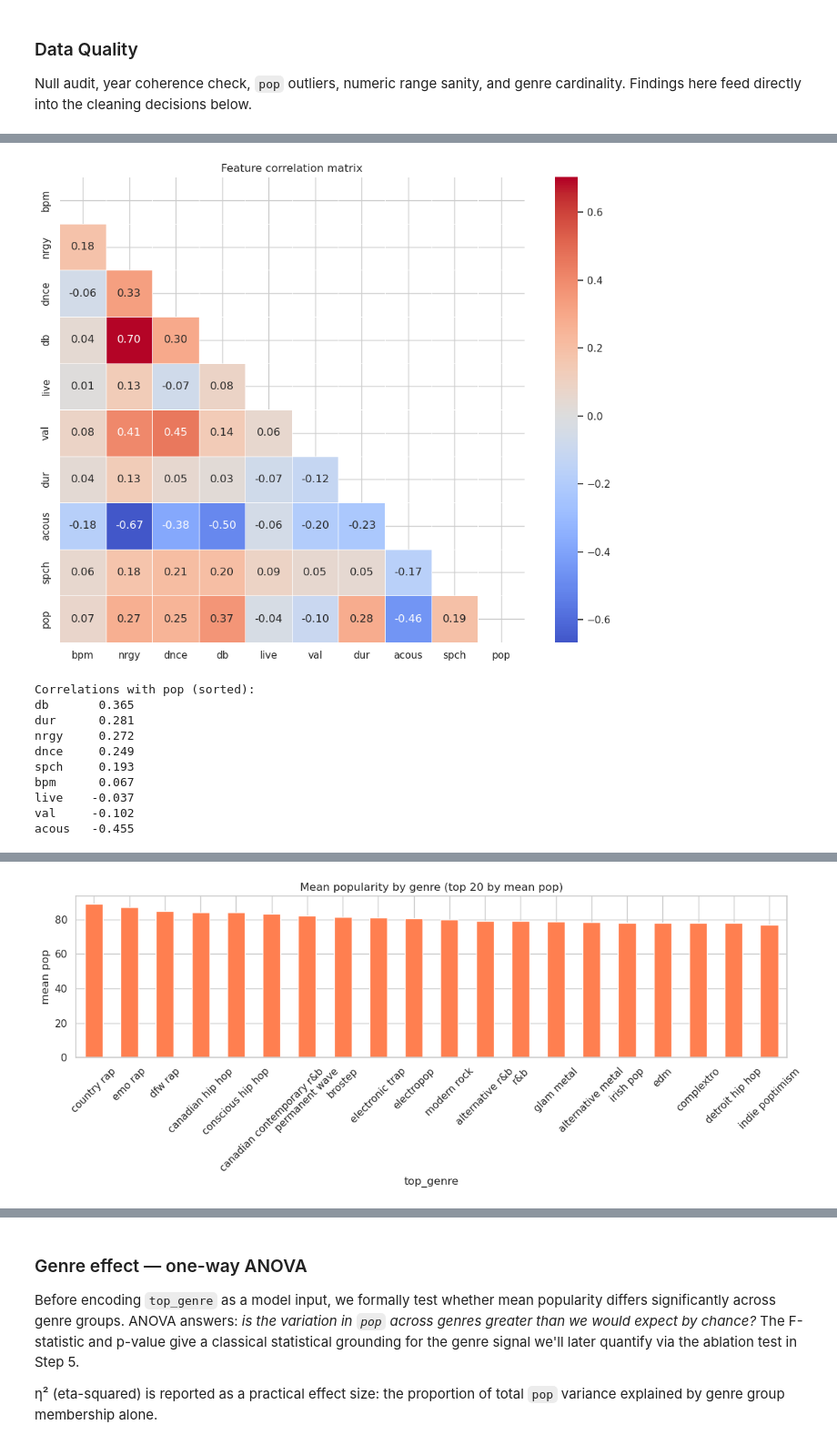
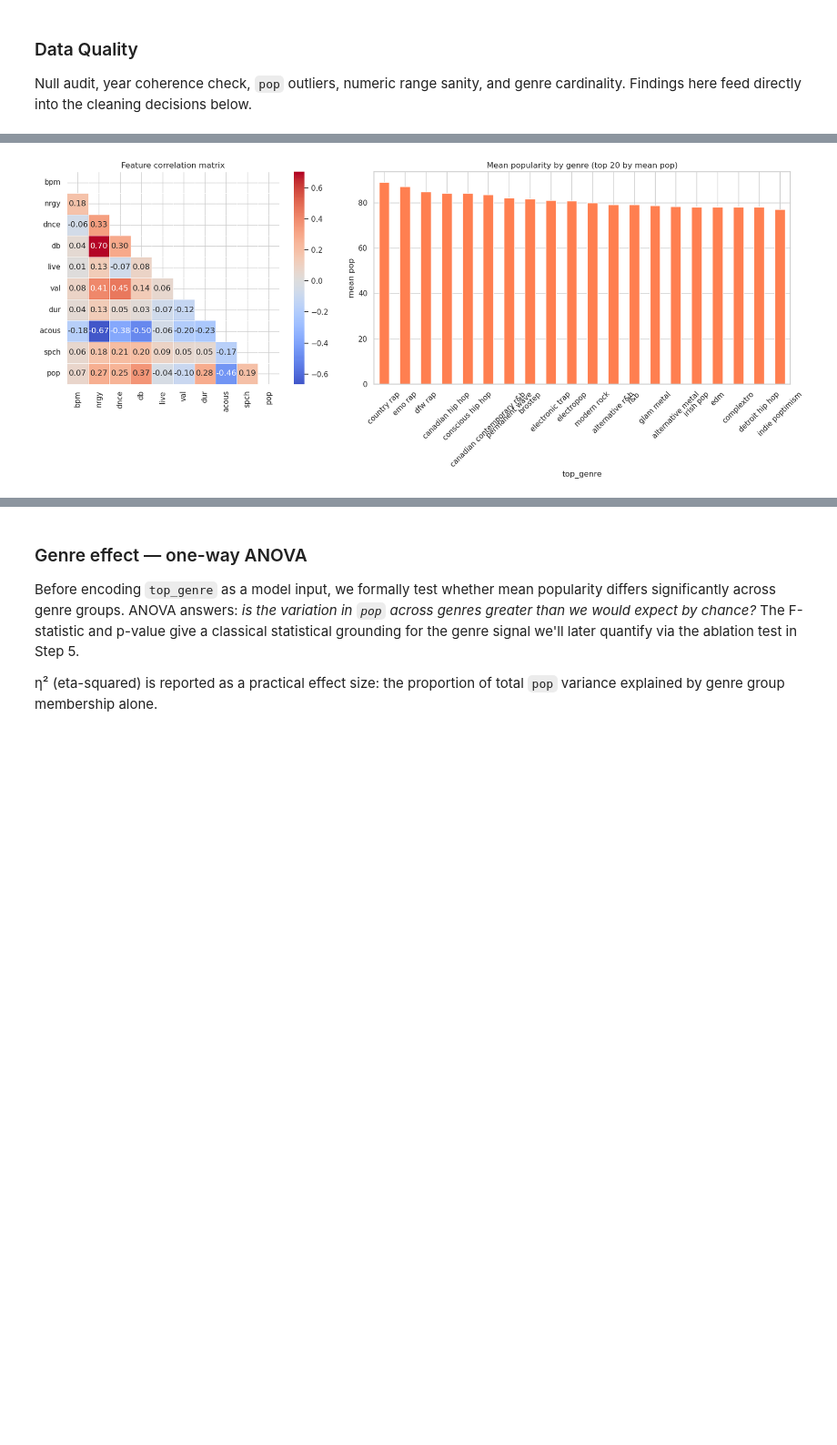
Before and after one commit to nathanorm/stats-notebook, a Jupyter notebook: notebooks/machine-learning/01-ml-tasks.ipynb, the cells around one changed output, grey strips where cells are left out. Shown at 91% size. Saved outputs shown, nothing was run; the diff lists cells and outputs as text; code cells hidden in the pictures; blank space fills up the shorter version.

```diff
--- a/notebooks/machine-learning/01-ml-tasks.ipynb
+++ b/notebooks/machine-learning/01-ml-tasks.ipynb
@@ -207,61 +157,22 @@ Correlation with `pop`, scatter plots, and mean `pop` by genre and decade. These
 # %%
-# ── Correlation heatmap ───────────────────────────────────────────────────────
-fig, ax = plt.subplots(figsize=(10, 8))
 corr = df[NUMERIC_COLS].corr()
 mask = np.triu(np.ones_like(corr, dtype=bool))
+
+genre_stats = df.groupby("top_genre")["pop"].agg(["mean", "std", "count"]).round(1)
+top_genres  = genre_stats.sort_values("mean", ascending=False).head(20)
+
+fig, axes = plt.subplots(1, 2, figsize=(17, 7), gridspec_kw={"width_ratios": [1, 1.4]})
+
 sns.heatmap(corr, mask=mask, annot=True, fmt=".2f", cmap="coolwarm",
-            center=0, ax=ax, square=True, linewidths=0.5)
-ax.set_title("Feature correlation matrix")
+            center=0, ax=axes[0], square=True, linewidths=0.5)
+axes[0].set_title("Feature correlation matrix")
+
+top_genres["mean"].plot(kind="bar", ax=axes[1], color="coral", edgecolor="white")
+axes[1].set_title("Mean popularity by genre (top 20 by mean pop)")
+axes[1].set_ylabel("mean pop")
+axes[1].tick_params(axis="x", rotation=45)
+
 plt.tight_layout()
 plt.show()
-
-print("Correlations with pop (sorted):")
-print(corr["pop"].drop("pop").sort_values(ascending=False).round(3).to_string())
-
-# ── pop vs each feature scatter ───────────────────────────────────────────────
-feature_cols = [c for c in NUMERIC_COLS if c != TARGET]
-fig, axes = plt.subplots(3, 3, figsize=(14, 10))
-for ax, col in zip(axes.flat, feature_cols):
-    ax.scatter(df[col], df[TARGET], alpha=0.3, s=10, color="steelblue")
-    ax.set_xlabel(col)
-    ax.set_ylabel("pop")
-fig.suptitle("pop vs each numeric feature", fontsize=13)
-plt.tight_layout()
-plt.show()
-
-# ── Mean pop by genre ─────────────────────────────────────────────────────────
-genre_stats = df.groupby("top_genre")["pop"].agg(["mean", "std", "count"]).round(1)
-top_genres = genre_stats.sort_values("mean", ascending=False).head(20)
-
-fig, ax = plt.subplots(figsize=(12, 5))
-top_genres["mean"].plot(kind="bar", ax=ax, color="coral", edgecolor="white")
-ax.set_title("Mean popularity by genre (top 20 by mean pop)")
-ax.set_ylabel("mean pop")
-ax.tick_params(axis="x", rotation=45)
-plt.tight_layout()
-plt.show()
-
-print("Top 15 genres by mean pop (with std and count):")
-print(top_genres.head(15).to_string())
-
-# ── Mean pop by decade ────────────────────────────────────────────────────────
-fig, ax = plt.subplots(figsize=(8, 4))
-df.groupby("source_decade")["pop"].mean().plot(kind="bar", ax=ax,
-    color="mediumseagreen", edgecolor="white")
-ax.set_title("Mean popularity by source decade")
-ax.set_ylabel("mean pop")
-ax.tick_params(axis="x", rotation=0)
-plt.tight_layout()
-plt.show()
 # %% [output]
-[figure, old version]
+[figure, new version]
-Correlations with pop (sorted):
-db       0.365
-dur      0.281
-nrgy     0.272
-dnce     0.249
-spch     0.193
-bpm      0.067
-live    -0.037
-val     -0.102
-acous   -0.455
@@ -269 +178,0 @@ acous   -0.455
-[figure, removed]
```
Also changed, not shown: parts of 21 cells of this notebook.
